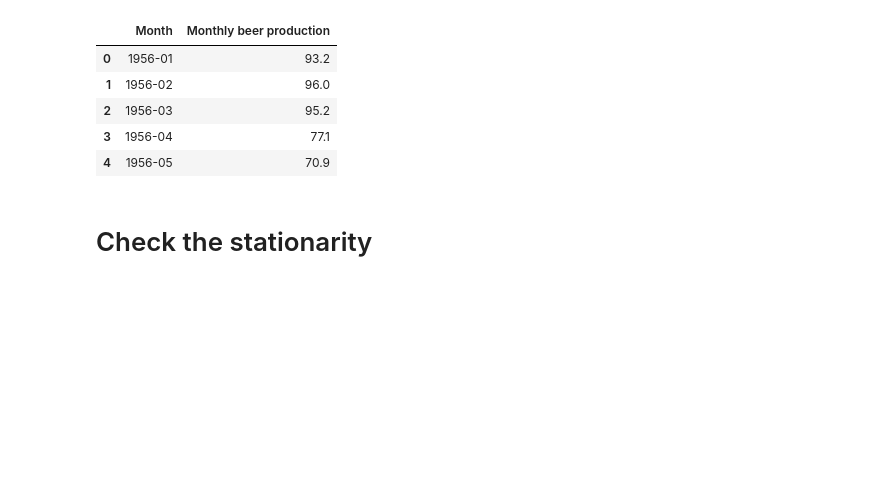
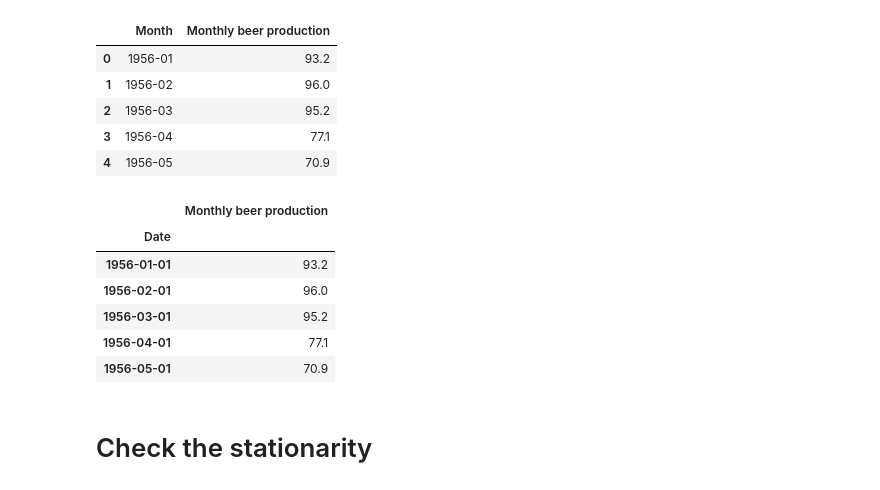
Before and after one commit to Sv1atoslav/JSP-camp, a Jupyter notebook: One-variable Time series analysis.ipynb, the cells around one changed output. Saved outputs shown, nothing was run; the diff lists cells and outputs as text; code cells hidden in the pictures; blank space fills up the shorter version.

```diff
--- a/One-variable Time series analysis.ipynb
+++ b/One-variable Time series analysis.ipynb
@@ -40,6 +40,16 @@ data.index = data.Date
 data = data.drop("Date", axis = 1)
 data[col] = data[col].astype(float)
 time_data = data[col]
+# %%
+data.head()
+# %% [output]
+|  | Monthly beer production |
+| Date |  |
+| 1956-01-01 | 93.2 |
+| 1956-02-01 | 96.0 |
+| 1956-03-01 | 95.2 |
+| 1956-04-01 | 77.1 |
+| 1956-05-01 | 70.9 |
 # %% [markdown]
 # Check the stationarity
 # %%
```
Also changed, not shown: parts of 3 cells of this notebook.
